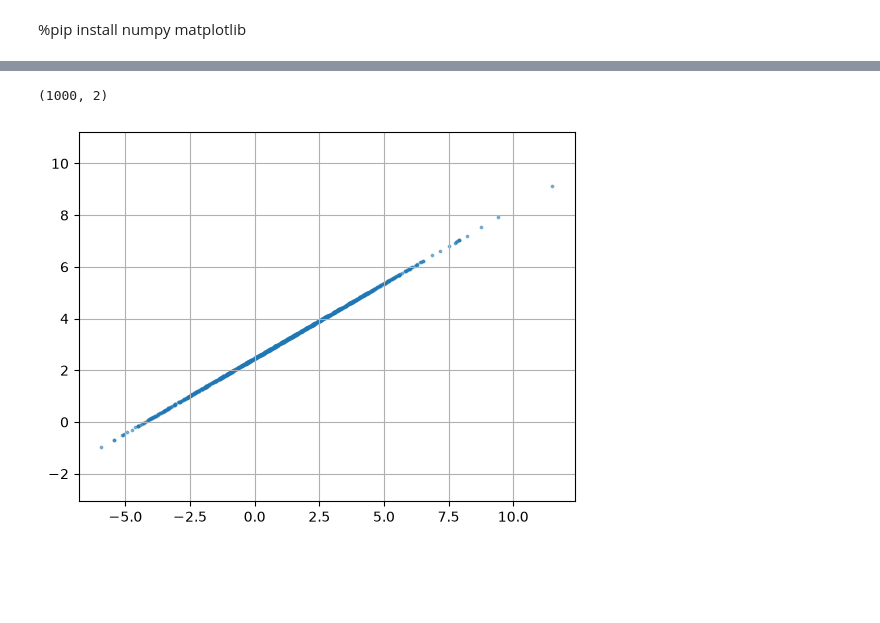
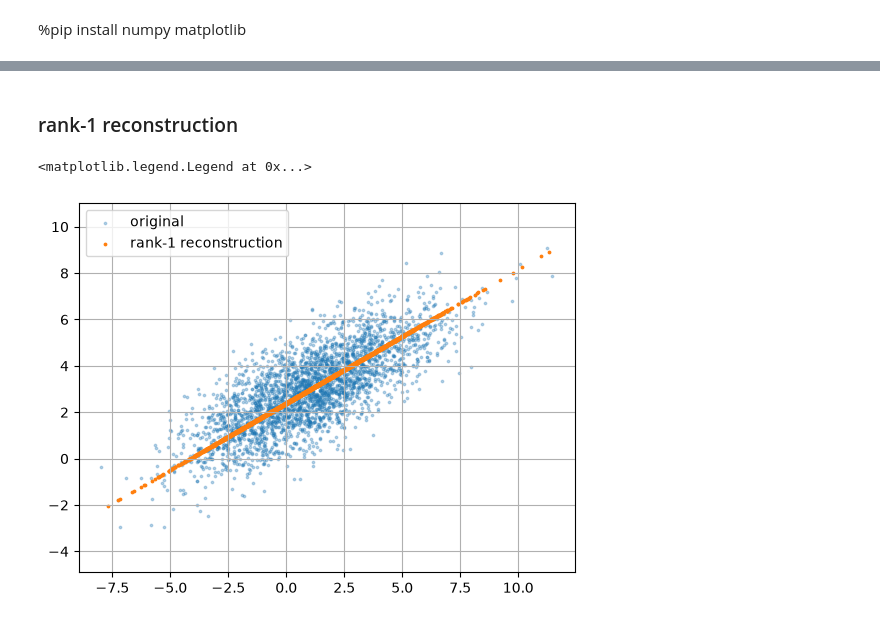
Before and after one commit to panalexeu/nano_pca, a Jupyter notebook: main.ipynb, the cells around one changed output, grey strips where cells are left out. Saved outputs shown, nothing was run; the diff lists cells and outputs as text; code cells hidden in the pictures; blank space fills up the shorter version.

```diff
--- a/main.ipynb
+++ b/main.ipynb
@@ -64,4 +89,5 @@ array([0.1012026, 0.8987974])
 # %%
+k = 1
 top = vectors[:, :k]
 top
 # %% [output]
@@ -86,10 +112,13 @@ plt.show()
+# %% [markdown]
+### rank-1 reconstruction
 # %%
 res = (Z @ top.T) + data_mean
-print(res.shape)
-plt.scatter(res[:, 0], res[:, 1], s=3, alpha=0.5)
-plt.grid()
-plt.axis('equal')
-plt.show()
-# %% [output]
-(1000, 2)
-[figure, removed]
+# %%
+plt.scatter(data_rot[:, 0], data_rot[:, 1], s=3, alpha=0.3, label="original")
+plt.scatter(res[:, 0], res[:, 1], s=3, label="rank-1 reconstruction")
+plt.grid()
+plt.axis('equal')
+plt.legend()
+# %% [output]
+<matplotlib.legend.Legend at 0x...>
+[figure, added]
```
Also changed, not shown: parts of 21 cells of this notebook, 1 other file.
